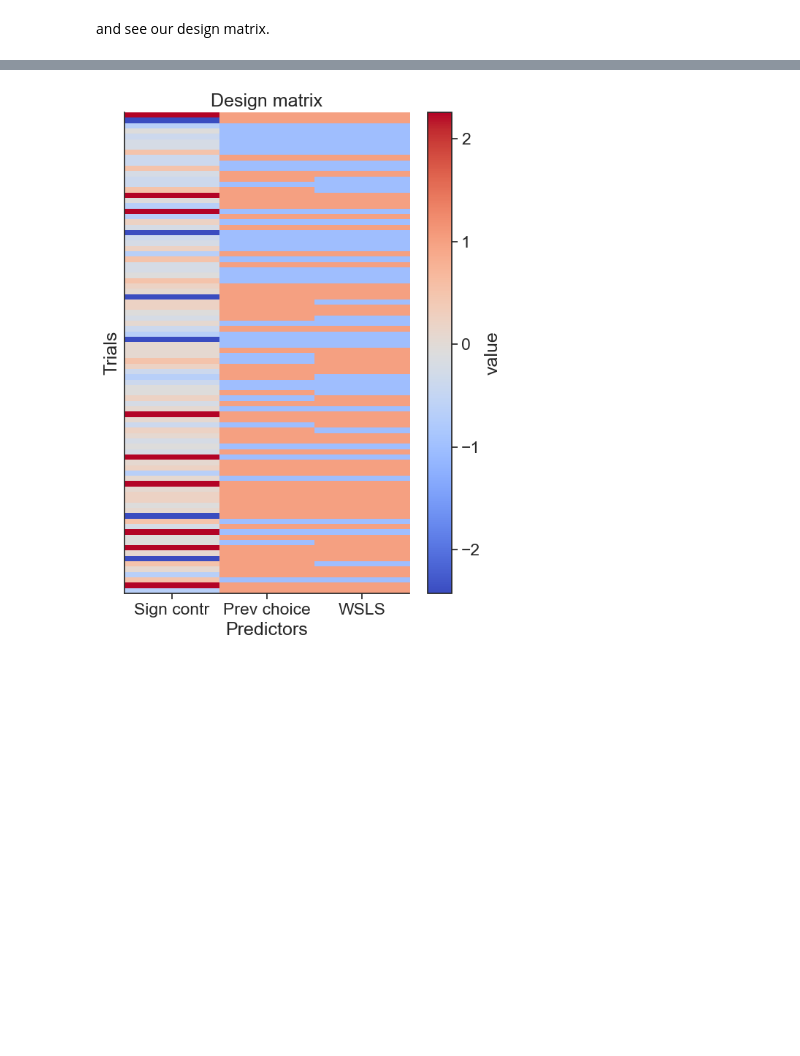
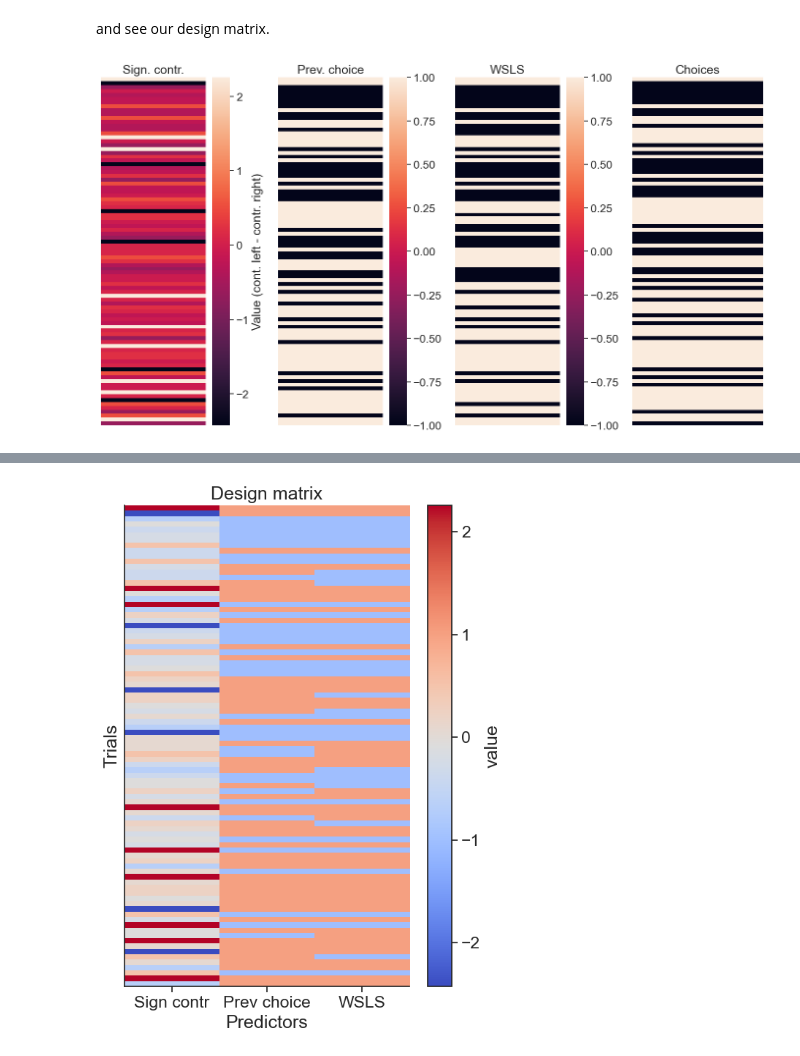
Before and after one commit to camila-maura/glm_hmm_notebook, a Jupyter notebook: scripts/01_ashwood_replication.ipynb, the cells around one changed output, grey strips where cells are left out. Saved outputs shown, nothing was run; the diff lists cells and outputs as text; code cells hidden in the pictures; blank space fills up the shorter version.

```diff
--- a/scripts/01_ashwood_replication.ipynb
+++ b/scripts/01_ashwood_replication.ipynb
@@ -314,3 +314,34 @@ normalized_inpt = np.copy(unnormalized_inpt)
 normalized_inpt[:, 0] = preprocessing.scale(normalized_inpt[:, 0])
 # %% [markdown]
 and see our design matrix.
+# %%
+fig, axes = plt.subplots(1, 4, figsize=(14, 8), sharey=True)
+
+cols = ["Sign. contr.", "Prev. choice", "WSLS"]
+
+for i, col in enumerate(cols):
+    sns.heatmap(
+        normalized_inpt[:, [i]],
+        ax=axes[i],
+        cbar_kws={"label": "Value (cont. left - contr. right)","use_gridspec":"True"} if i == 0 else None,
+    )
+    axes[i].set_title(col)
+    axes[i].set_xticks([])
+    axes[i].set_yticks([1, 45, 90])
+    axes[i].set_yticklabels([1, 45, 90] if i == 0 else [])
+
+sns.heatmap(
+    valid_choices.to_numpy().reshape(-1, 1),
+    ax=axes[3],
+
+    cbar=False,
+)
+
+axes[3].set_title("Choices")
+axes[3].set_xticks([])
+axes[3].set_yticks([])
+
+plt.tight_layout()
+plt.show()
+# %% [output]
+[figure, added]
```
Also changed, not shown: parts of 2 cells of this notebook, 1 other file.
